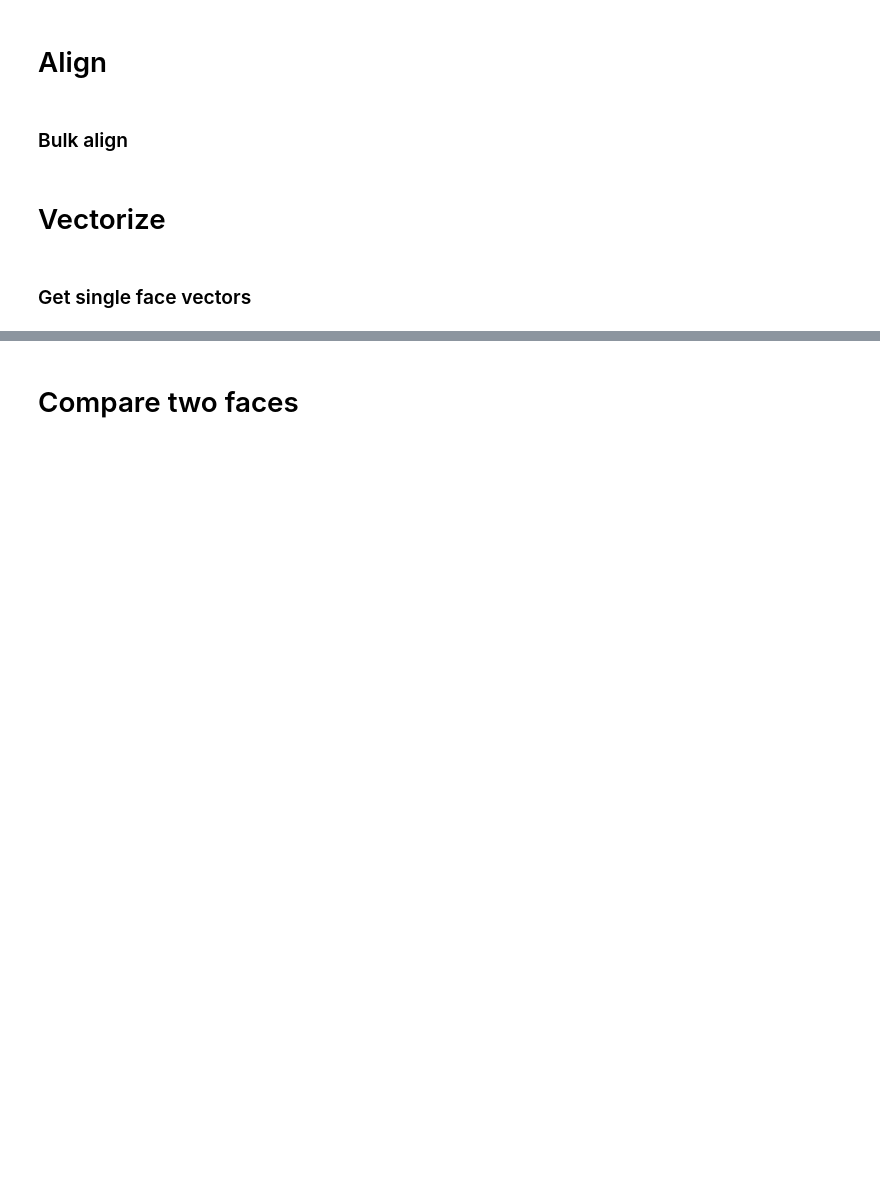
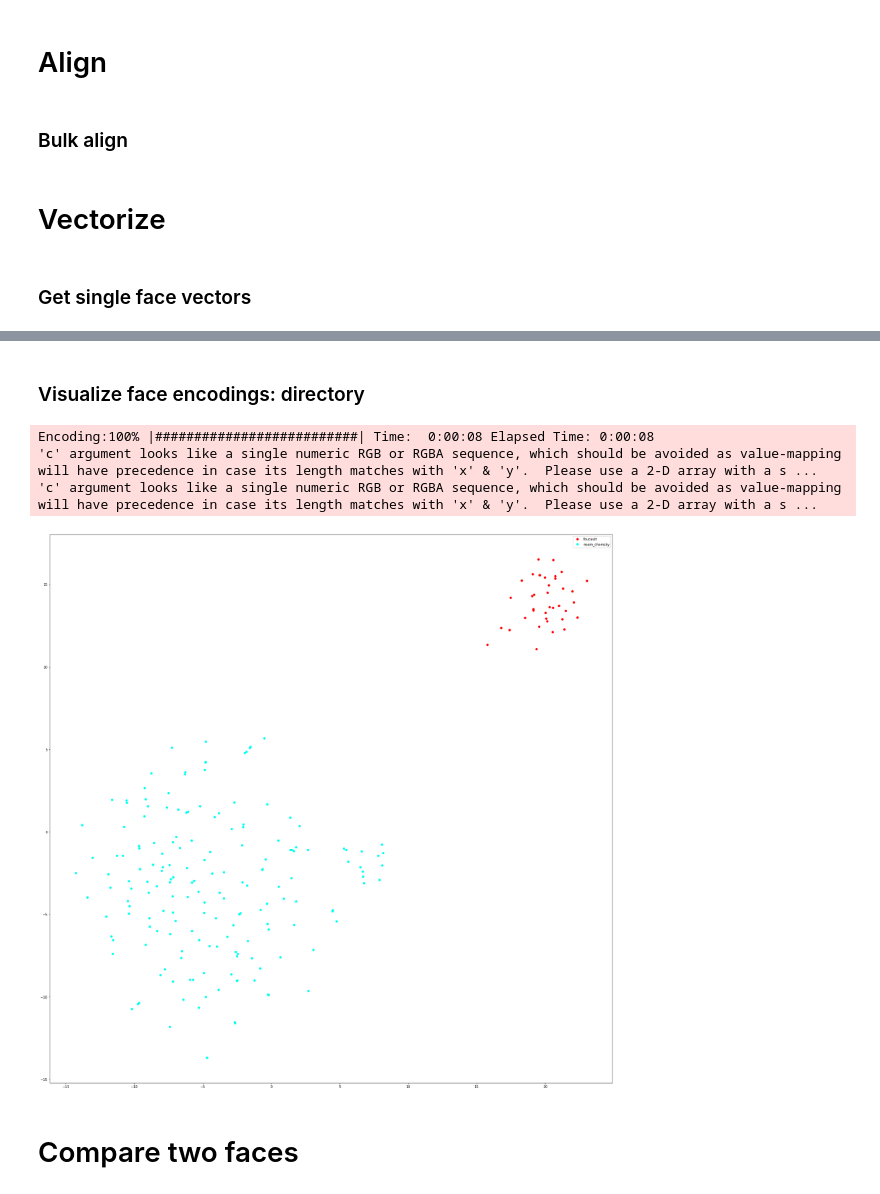
Before and after one commit to davidsandberg/facenet, a Jupyter notebook: notebooks/Example Usage.ipynb, the cells around one changed output, grey strips where cells are left out. Drawn from its saved outputs; the diff is of its cells as text; code cells hidden in the pictures; blank space fills up the shorter version.

```diff
--- a/notebooks/Example Usage.ipynb
+++ b/notebooks/Example Usage.ipynb
@@ -79,0 +109,2 @@ plt.show()
+# %% [markdown]
+### Visualize face encodings: directory
@@ -80,3 +119,16 @@ plt.show()
+# %%
+plt = tsne_sklearn(
+        img_dir="/Users/armanrahman/facenet_sandberg/notebooks/people",
+        model_path="/Users/armanrahman/models/facenet_model.pb",
+        is_insightface=False,
+        prealigned=False,
+        is_flat=False,
+        save_plt=False)
+# %% [output]
+Encoding:100% |##########################| Time:  0:00:08 Elapsed Time: 0:00:08
+'c' argument looks like a single numeric RGB or RGBA sequence, which should be avoided as value-mapping will have precedence in case its length matches with 'x' & 'y'.  Please use a 2-D array with a s ...
+'c' argument looks like a single numeric RGB or RGBA sequence, which should be avoided as value-mapping will have precedence in case its length matches with 'x' & 'y'.  Please use a 2-D array with a s ...
+[figure, added]
 # %% [markdown]
 # Compare two faces
 # %%
```
Also changed, not shown: parts of 10 cells of this notebook, 54 other files.
